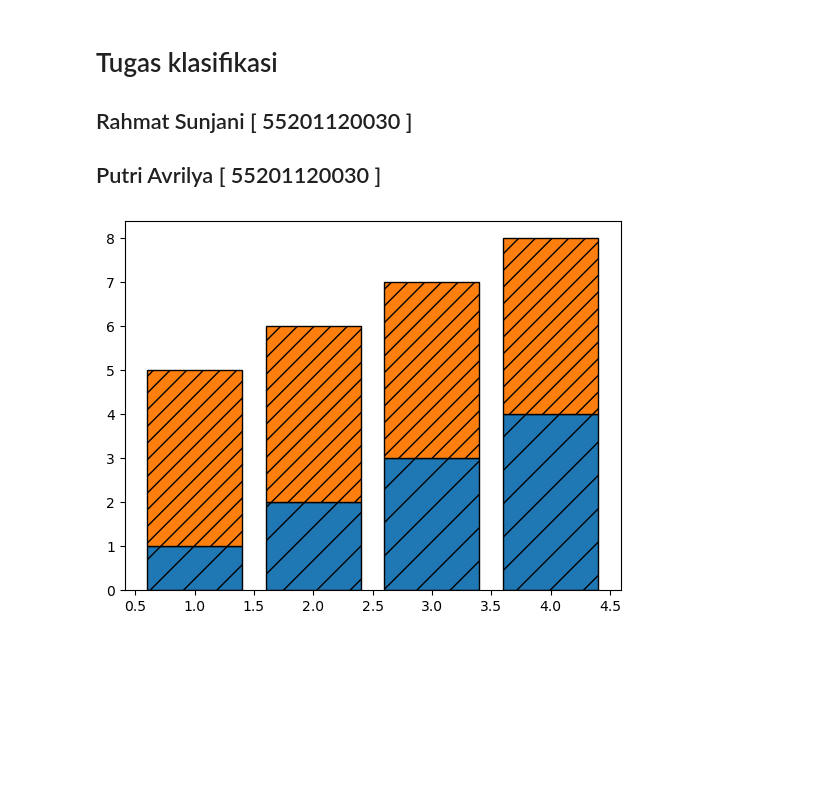
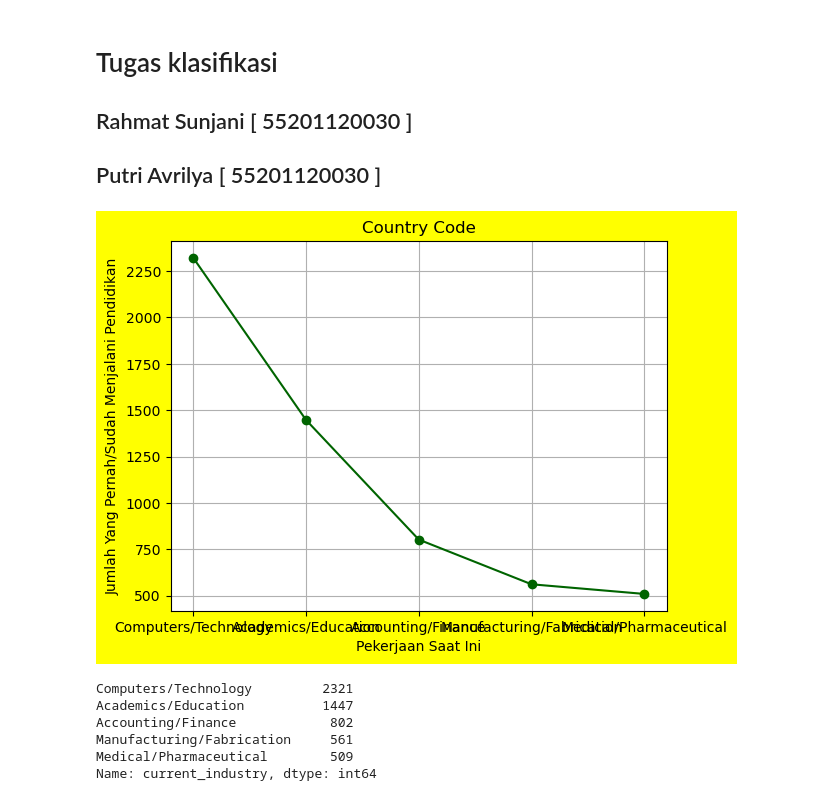
Before and after one commit to fsdio/my-kuliah, a Jupyter notebook: SEMESTER 5/[KAMIS] Pembelajaran Mesin/PERTAMA/UTS/source/survey.ipynb, the cells around one changed output. Cells and saved outputs as stored; diff of their text form; code cells hidden in the pictures; blank space fills up the shorter version.

```diff
--- a/SEMESTER 5/[KAMIS] Pembelajaran Mesin/PERTAMA/UTS/source/survey.ipynb
+++ b/SEMESTER 5/[KAMIS] Pembelajaran Mesin/PERTAMA/UTS/source/survey.ipynb
@@ -142,20 +142,39 @@ ax.set_title("RENTANG UMUR YANG ISI SURVEY 2020")
 plt.show()
 
 print(f'\n=== DATA RENTANG UMUR YANG ISI SURVEY 2020 ===\n\n{GG}\n')
-# %%
-import numpy as np
-import matplotlib.pyplot as plt
-from matplotlib.patches import Ellipse, Polygon
-
-x = np.arange(1, 5)
-y1 = np.arange(1, 5)
-y2 = np.ones(y1.shape) * 4
-
-fig = plt.figure()
-axs = fig.subplot_mosaic([['bar1']])
-
-axs['bar1'].bar(x, y1, edgecolor='black', hatch="/")
-axs['bar1'].bar(x, y2, bottom=y1, edgecolor='black', hatch='//')
-plt.show()
-# %% [output]
-[figure, removed]
+# %%
+## 4. Menampilkan data educational_status berdasarkan current_industry
+
+soal_4 = df[df['current_industry'] != 'Other']
+soal_4 = soal_4[['educational_status','current_industry']]
+soal_4['current_industry'].value_counts()[:5]
+hasil = soal_4['current_industry'].value_counts()[:5]
+
+
+import matplotlib.pyplot as plt
+import numpy as np
+
+fig = plt.figure()
+fig.patch.set_facecolor('yellow')  # type: ignore
+
+y = hasil.tolist()
+x = hasil.index.tolist()
+
+plt.xlabel('Pekerjaan Saat Ini')
+plt.ylabel('Jumlah Yang Pernah/Sudah Menjalani Pendidikan')
+ax.set_facecolor("azure")
+
+plt.title('Country Code')
+plt.grid(True)
+plt.plot(x,y, marker = 'o',color='darkgreen')
+plt.show()
+
+print(hasil)
+# %% [output]
+[figure, added]
+Computers/Technology         2321
+Academics/Education          1447
+Accounting/Finance            802
+Manufacturing/Fabrication     561
+Medical/Pharmaceutical        509
+Name: current_industry, dtype: int64
```
Also changed, not shown: parts of 2 cells of this notebook, 3 other files.
